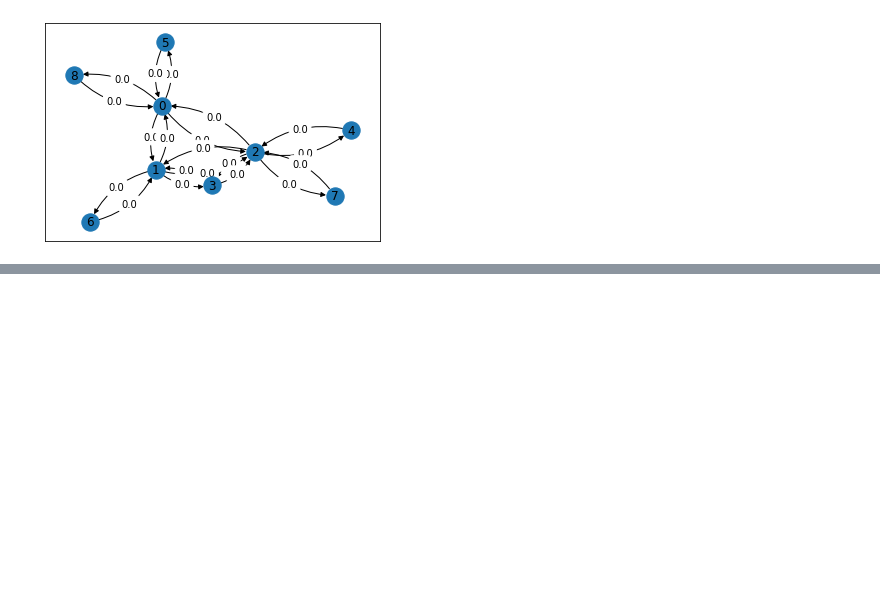
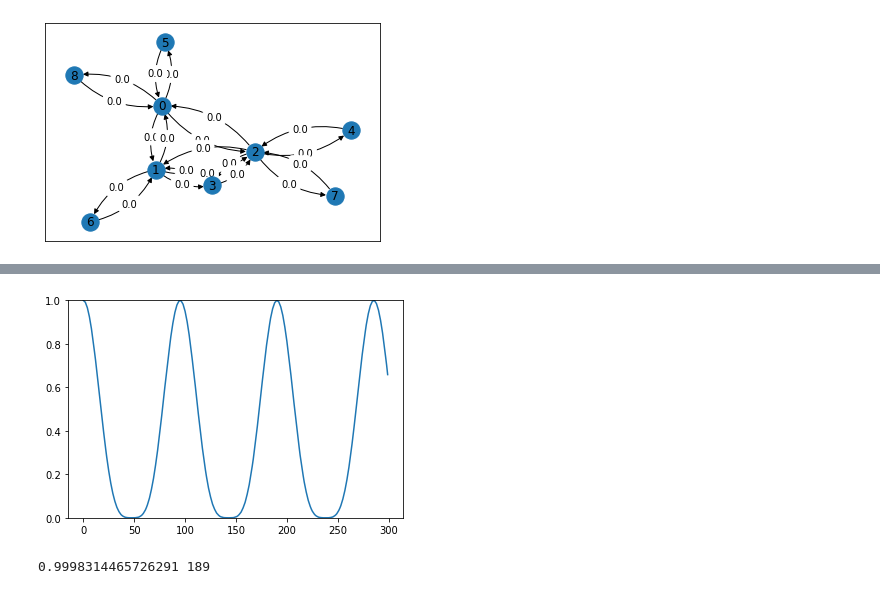
Before and after one commit to Tshou1219/qba, a Jupyter notebook: main.ipynb, the cells around one changed output, grey strips where cells are left out. Saved outputs shown, nothing was run; the diff lists cells and outputs as text; code cells hidden in the pictures; blank space fills up the shorter version.

Commit message:
add_epsilon_perturb

```diff
--- a/main.ipynb
+++ b/main.ipynb
@@ -1158,0 +1163,32 @@ T_G.plot_origin_prob()
+# %%
+from qba import QBA
+import numpy as np
+
+PATH=[]
+N=10
+times=300
+epsilon=0.1
+G_1=QBA().build_comp_graph(N,PATH)
+G_2=QBA().build_comp_graph(N,PATH)
+qba=QBA().star_product_with_bridge(G_1, G_2)
+
+n_1=len(G_1.deg)
+n_2=len(G_2.deg)
+
+bridge_vertex=[0, n_1]
+qba.weights = np.zeros(len(qba.arcs))
+for i,(a,b) in enumerate(qba.arcs):
+    if a<n_1 and b<n_1:
+        qba.weights[i]=1.
+# for i,(a,b) in enumerate(qba.arcs):
+#     if a>=n_1 and b>=n_1:
+#         qba.weights[i]=1.
+
+# qba.arc_plot()
+prob_arcs=G_1.arcs
+
+qba.grover_with_epsilon(times, prob_arcs, epsilon, bridge_vertex)
+qba.plot_origin_prob()
+# %% [output]
+[figure, added]
+0.9998314465726291 189
```
Also changed, not shown: parts of 1 cell of this notebook, 1 other file.
